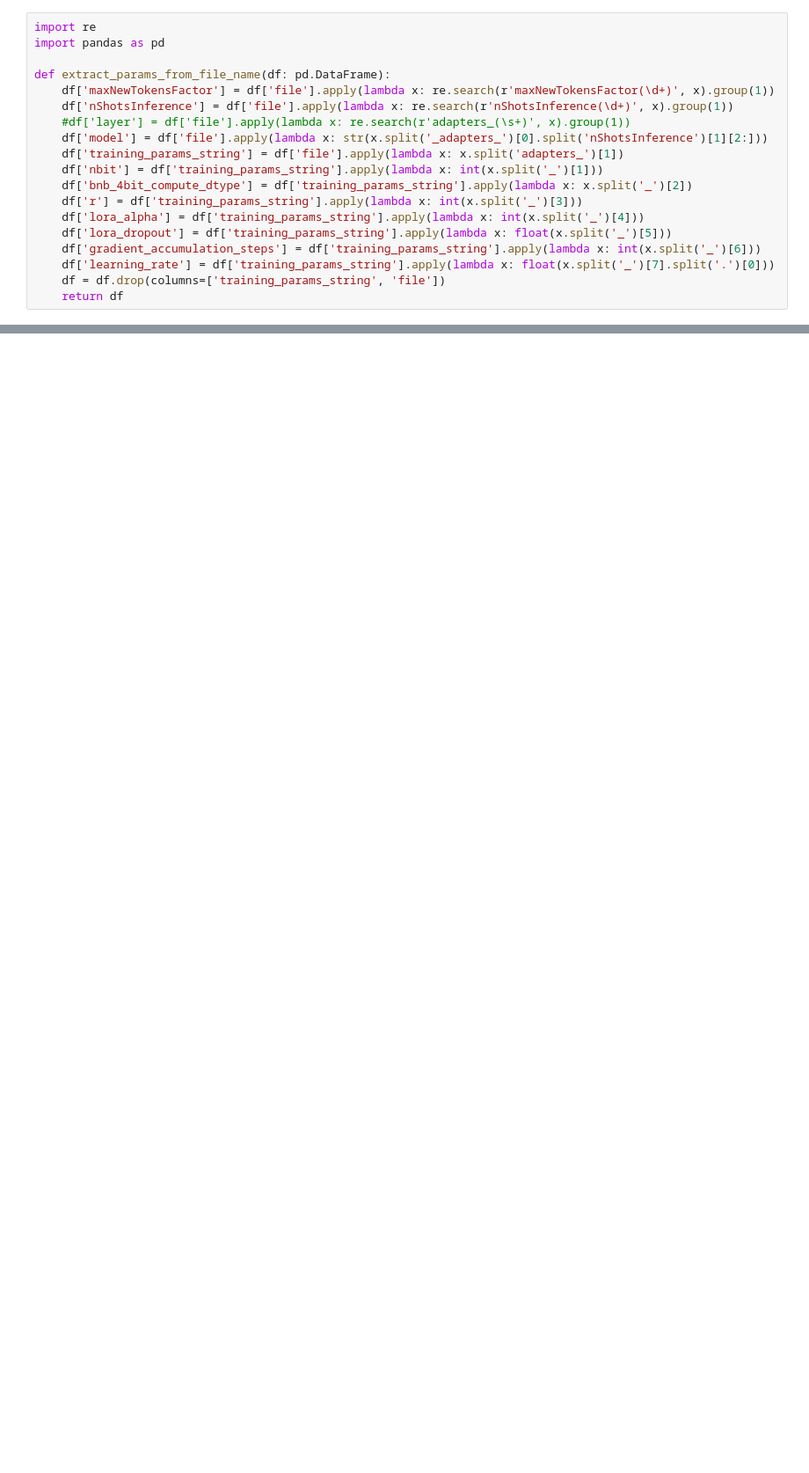
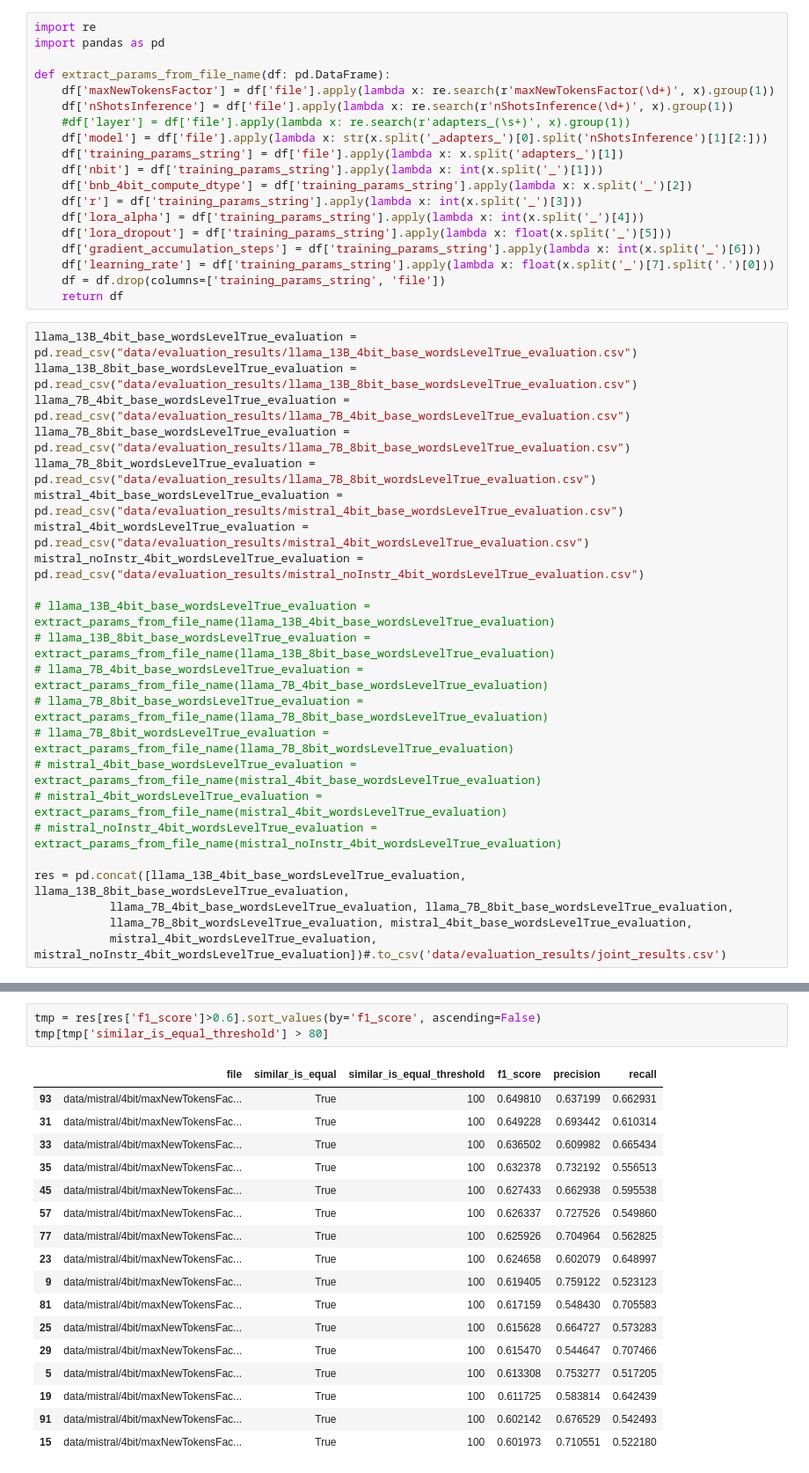
Before and after one commit to ferrazzipietro/mistral_finetuning, a Jupyter notebook: calculate_results.ipynb, the cells around one changed output, grey strips where cells are left out. Shown at 88% size. Cells and saved outputs as stored; diff of their text form; blank space fills up the shorter version.

```diff
--- a/calculate_results.ipynb
+++ b/calculate_results.ipynb
@@ -17,3 +17,26 @@ def extract_params_from_file_name(df: pd.DataFrame):
     df['learning_rate'] = df['training_params_string'].apply(lambda x: float(x.split('_')[7].split('.')[0]))
     df = df.drop(columns=['training_params_string', 'file'])
     return df
+# %%
+llama_13B_4bit_base_wordsLevelTrue_evaluation = pd.read_csv("data/evaluation_results/llama_13B_4bit_base_wordsLevelTrue_evaluation.csv")
+llama_13B_8bit_base_wordsLevelTrue_evaluation = pd.read_csv("data/evaluation_results/llama_13B_8bit_base_wordsLevelTrue_evaluation.csv")
+llama_7B_4bit_base_wordsLevelTrue_evaluation = pd.read_csv("data/evaluation_results/llama_7B_4bit_base_wordsLevelTrue_evaluation.csv")
+llama_7B_8bit_base_wordsLevelTrue_evaluation = pd.read_csv("data/evaluation_results/llama_7B_8bit_base_wordsLevelTrue_evaluation.csv")
+llama_7B_8bit_wordsLevelTrue_evaluation = pd.read_csv("data/evaluation_results/llama_7B_8bit_wordsLevelTrue_evaluation.csv")
+mistral_4bit_base_wordsLevelTrue_evaluation = pd.read_csv("data/evaluation_results/mistral_4bit_base_wordsLevelTrue_evaluation.csv")
+mistral_4bit_wordsLevelTrue_evaluation = pd.read_csv("data/evaluation_results/mistral_4bit_wordsLevelTrue_evaluation.csv")
+mistral_noInstr_4bit_wordsLevelTrue_evaluation = pd.read_csv("data/evaluation_results/mistral_noInstr_4bit_wordsLevelTrue_evaluation.csv")
+
+# llama_13B_4bit_base_wordsLevelTrue_evaluation = extract_params_from_file_name(llama_13B_4bit_base_wordsLevelTrue_evaluation)
+# llama_13B_8bit_base_wordsLevelTrue_evaluation = extract_params_from_file_name(llama_13B_8bit_base_wordsLevelTrue_evaluation)
+# llama_7B_4bit_base_wordsLevelTrue_evaluation = extract_params_from_file_name(llama_7B_4bit_base_wordsLevelTrue_evaluation)
+# llama_7B_8bit_base_wordsLevelTrue_evaluation = extract_params_from_file_name(llama_7B_8bit_base_wordsLevelTrue_evaluation)
+# llama_7B_8bit_wordsLevelTrue_evaluation = extract_params_from_file_name(llama_7B_8bit_wordsLevelTrue_evaluation)
+# mistral_4bit_base_wordsLevelTrue_evaluation = extract_params_from_file_name(mistral_4bit_base_wordsLevelTrue_evaluation)
+# mistral_4bit_wordsLevelTrue_evaluation = extract_params_from_file_name(mistral_4bit_wordsLevelTrue_evaluation)
+# mistral_noInstr_4bit_wordsLevelTrue_evaluation = extract_params_from_file_name(mistral_noInstr_4bit_wordsLevelTrue_evaluation)
+
+res = pd.concat([llama_13B_4bit_base_wordsLevelTrue_evaluation, llama_13B_8bit_base_wordsLevelTrue_evaluation,
+           llama_7B_4bit_base_wordsLevelTrue_evaluation, llama_7B_8bit_base_wordsLevelTrue_evaluation,
+           llama_7B_8bit_wordsLevelTrue_evaluation, mistral_4bit_base_wordsLevelTrue_evaluation,
+           mistral_4bit_wordsLevelTrue_evaluation, mistral_noInstr_4bit_wordsLevelTrue_evaluation])#.to_csv('data/evaluation_results/joint_results.csv')
@@ -20 +71,22 @@ def extract_params_from_file_name(df: pd.DataFrame):
+# %%
+tmp = res[res['f1_score']>0.6].sort_values(by='f1_score', ascending=False)
+tmp[tmp['similar_is_equal_threshold'] > 80]
+# %% [output]
+|  | file | similar_is_equal | similar_is_equal_threshold | f1_score | precision | recall |
+| 93 | data/mistral/4bit/maxNewTokensFac... | True | 100 | 0.649810 | 0.637199 | 0.662931 |
+| 31 | data/mistral/4bit/maxNewTokensFac... | True | 100 | 0.649228 | 0.693442 | 0.610314 |
+| 33 | data/mistral/4bit/maxNewTokensFac... | True | 100 | 0.636502 | 0.609982 | 0.665434 |
+| 35 | data/mistral/4bit/maxNewTokensFac... | True | 100 | 0.632378 | 0.732192 | 0.556513 |
+| 45 | data/mistral/4bit/maxNewTokensFac... | True | 100 | 0.627433 | 0.662938 | 0.595538 |
+| 57 | data/mistral/4bit/maxNewTokensFac... | True | 100 | 0.626337 | 0.727526 | 0.549860 |
+| 77 | data/mistral/4bit/maxNewTokensFac... | True | 100 | 0.625926 | 0.704964 | 0.562825 |
+| 23 | data/mistral/4bit/maxNewTokensFac... | True | 100 | 0.624658 | 0.602079 | 0.648997 |
+| 9 | data/mistral/4bit/maxNewTokensFac... | True | 100 | 0.619405 | 0.759122 | 0.523123 |
+| 81 | data/mistral/4bit/maxNewTokensFac... | True | 100 | 0.617159 | 0.548430 | 0.705583 |
+| 25 | data/mistral/4bit/maxNewTokensFac... | True | 100 | 0.615628 | 0.664727 | 0.573283 |
+| 29 | data/mistral/4bit/maxNewTokensFac... | True | 100 | 0.615470 | 0.544647 | 0.707466 |
+| 5 | data/mistral/4bit/maxNewTokensFac... | True | 100 | 0.613308 | 0.753277 | 0.517205 |
+| 19 | data/mistral/4bit/maxNewTokensFac... | True | 100 | 0.611725 | 0.583814 | 0.642439 |
+| 91 | data/mistral/4bit/maxNewTokensFac... | True | 100 | 0.602142 | 0.676529 | 0.542493 |
+| 15 | data/mistral/4bit/maxNewTokensFac... | True | 100 | 0.601973 | 0.710551 | 0.522180 |
 # %%
```
Also changed, not shown: parts of 3 cells of this notebook, 17 other files.
